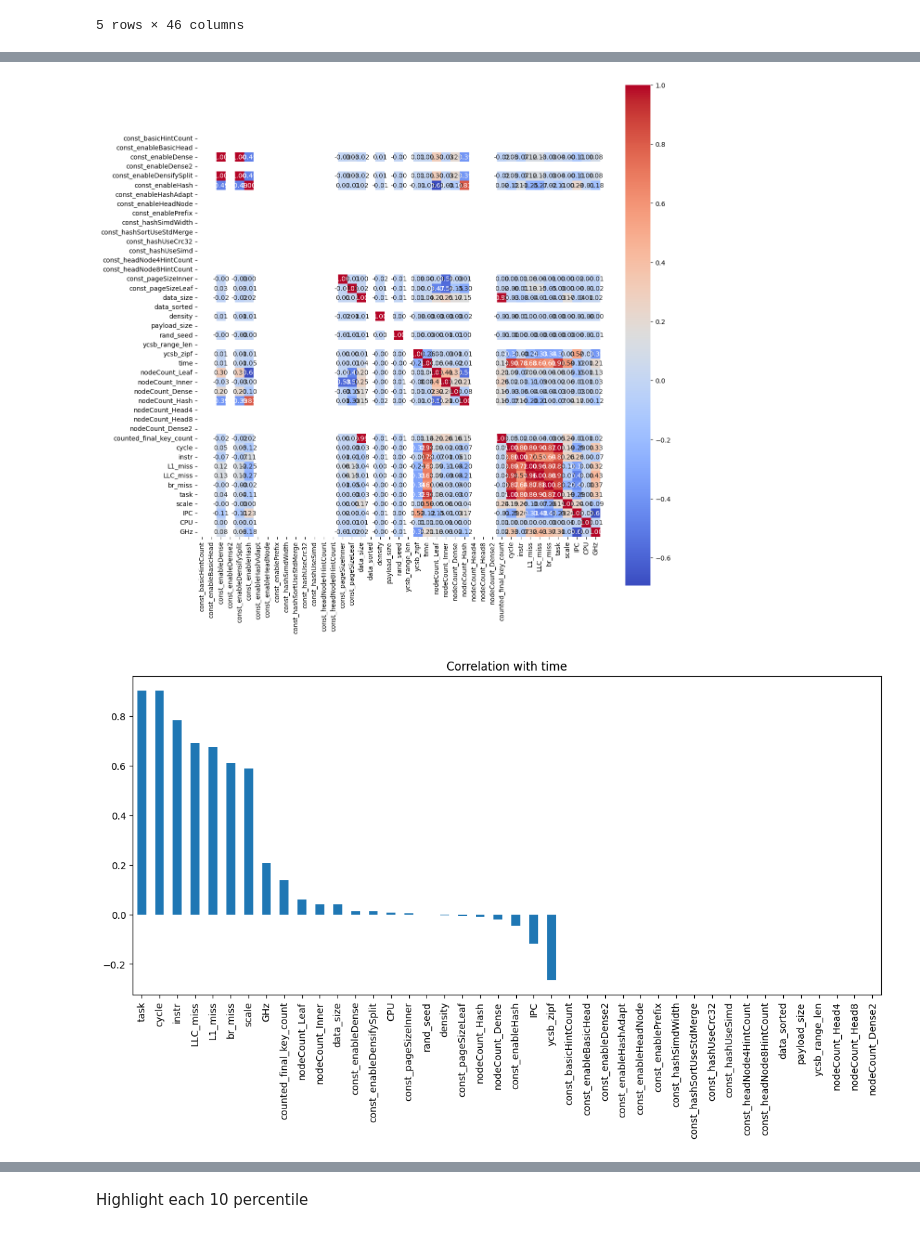
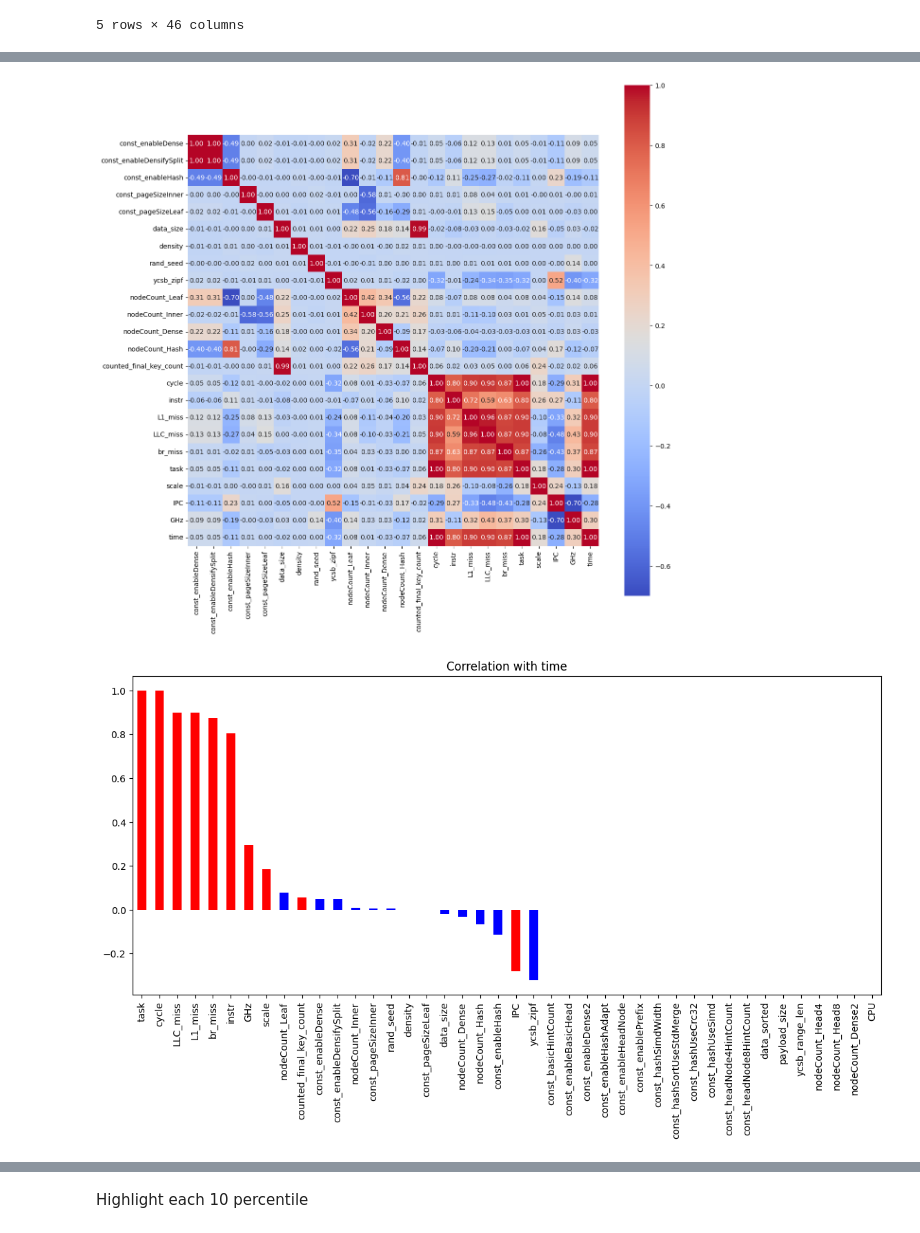
Before and after one commit to rolandhaidari/thesis, a Jupyter notebook: code/02_analyse/correlation.ipynb, the cells around one changed output, grey strips where cells are left out. Drawn from its saved outputs; the diff is of its cells as text; code cells hidden in the pictures.

```diff
--- a/code/02_analyse/correlation.ipynb
+++ b/code/02_analyse/correlation.ipynb
@@ -2,7 +2,7 @@
 import pandas as pd
 
 # Read the CSV file into a pandas DataFrame
-df = pd.read_csv('../01_preprocess/preprocessed.csv')
+df = pd.read_csv('../01_preprocess/preprocessed_new.csv')
 
 # Display the DataFrame
 df.head()
@@ -45,28 +98,29 @@ Name: time, dtype: float64
 # %%
-import seaborn as sns
-import matplotlib.pyplot as plt
-
-# Compute correlation matrix
-correlation_matrix = df.corr(numeric_only=True)
-
 # Create a heatmap
 plt.figure(figsize=(14, 14))
 sns.heatmap(correlation_matrix, annot=True, fmt=".2f", square=True, cmap='coolwarm')
 
 plt.show()
 # %% [output]
-[figure, old version]
+[figure, new version]
 # %%
 # Compute correlation matrix
 correlation_matrix = df.corr(numeric_only=True)
 
 # Get correlation of 'time' with other fields
 time_correlation = correlation_matrix['time']
 
 # Create a bar plot for 'time' correlation
 plt.figure(figsize=(14, 6))
-time_correlation.drop('time').sort_values(ascending=False).plot(kind='bar')
+
+# Define the columns to be colored red
+red_columns = ['cycle', 'instr', 'LLC_miss','CPU','L1_miss', 'br_miss', 'scale', 'counted_final_key_count', 'GHz', 'time', 'task', 'IPC']
+
+# Create a color list where columns in red_columns are colored red
+colors = ['r' if x in red_columns else 'b' for x in time_correlation.drop('time').sort_values(ascending=False).index]
+
+time_correlation.drop('time').sort_values(ascending=False).plot(kind='bar', color=colors)
 plt.title('Correlation with time')
 plt.show()
 # %% [output]
-[figure, old version]
+[figure, new version]
```
Also changed, not shown: parts of 5 cells of this notebook, 11 other files.
